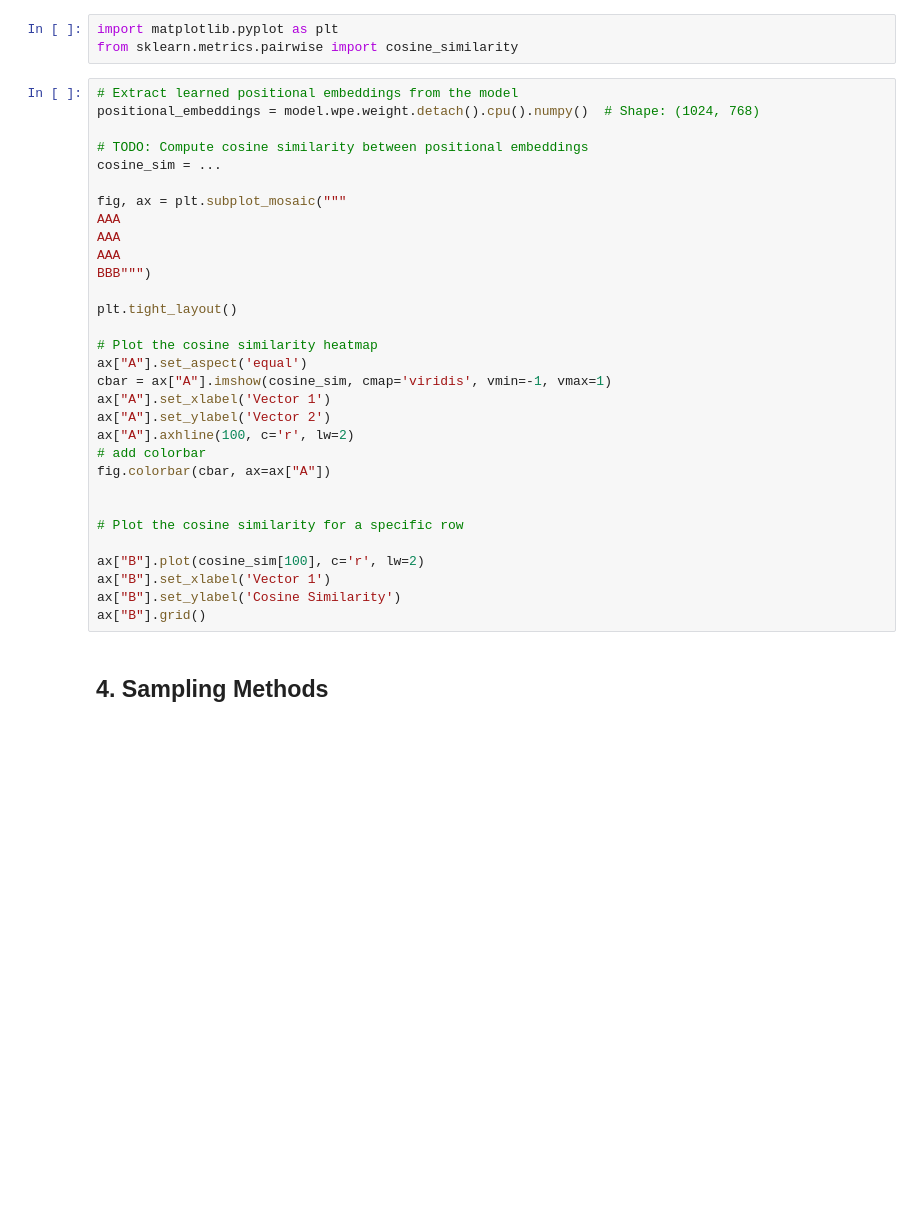
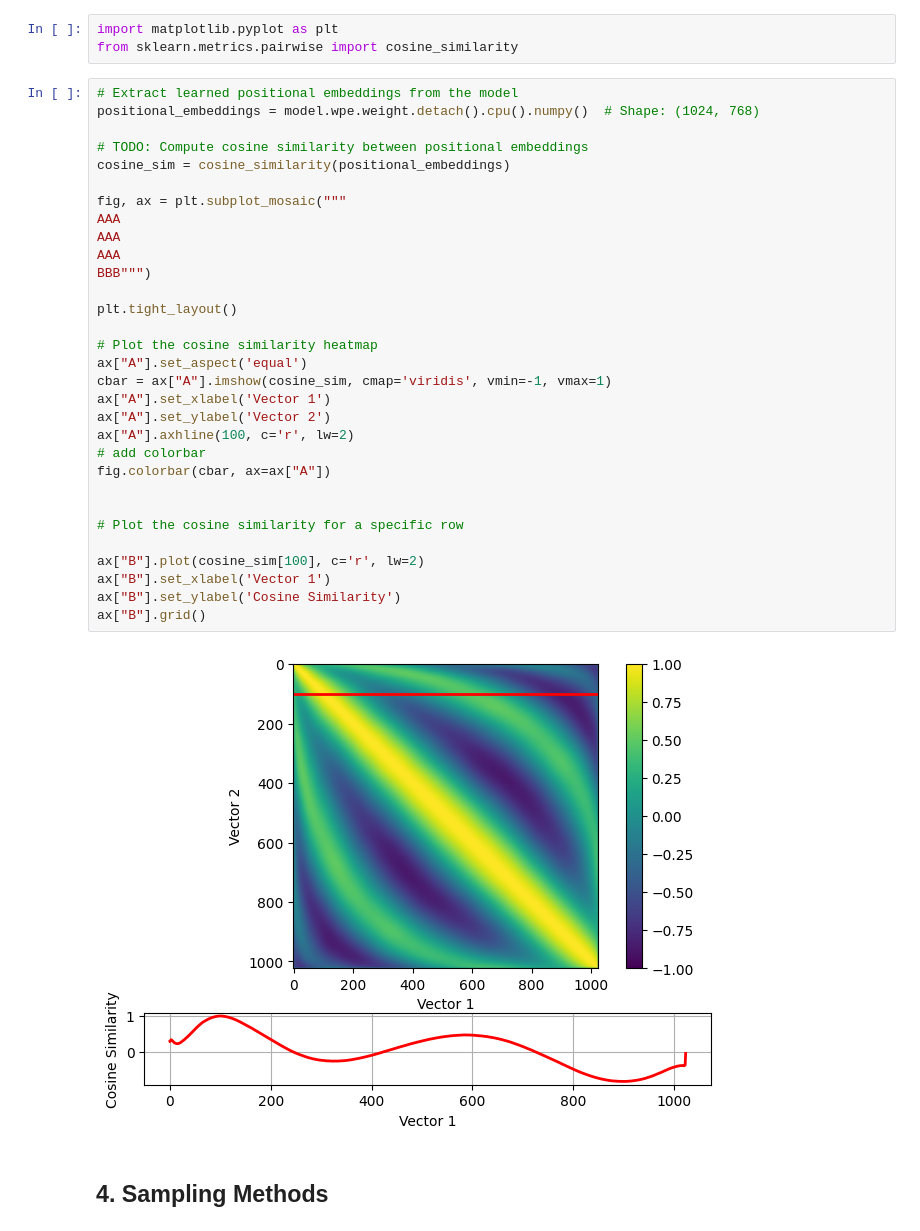
Before and after one commit to dbdmg/llm, a Jupyter notebook: lab03/text-02-gpt2.ipynb, the cells around one changed output. Drawn from its saved outputs; the diff is of its cells as text; blank space fills up the shorter version.

```diff
--- a/lab03/text-02-gpt2.ipynb
+++ b/lab03/text-02-gpt2.ipynb
@@ -135,34 +133,36 @@ from sklearn.metrics.pairwise import cosine_similarity
 # %%
 # Extract learned positional embeddings from the model
 positional_embeddings = model.wpe.weight.detach().cpu().numpy()  # Shape: (1024, 768)
 
 # TODO: Compute cosine similarity between positional embeddings
-cosine_sim = ...
+cosine_sim = cosine_similarity(positional_embeddings)
 
 fig, ax = plt.subplot_mosaic("""
 AAA
 AAA
 AAA
 BBB""")
 
 plt.tight_layout()
 
 # Plot the cosine similarity heatmap
 ax["A"].set_aspect('equal')
 cbar = ax["A"].imshow(cosine_sim, cmap='viridis', vmin=-1, vmax=1)
 ax["A"].set_xlabel('Vector 1')
 ax["A"].set_ylabel('Vector 2')
 ax["A"].axhline(100, c='r', lw=2)
 # add colorbar
 fig.colorbar(cbar, ax=ax["A"])
 
 
 # Plot the cosine similarity for a specific row
 
 ax["B"].plot(cosine_sim[100], c='r', lw=2)
 ax["B"].set_xlabel('Vector 1')
 ax["B"].set_ylabel('Cosine Similarity')
 ax["B"].grid()
+# %% [output]
+[figure, added]
 # %% [markdown]
 ## 4. Sampling Methods
 # %% [markdown]
```
Also changed, not shown: parts of 8 cells of this notebook.
